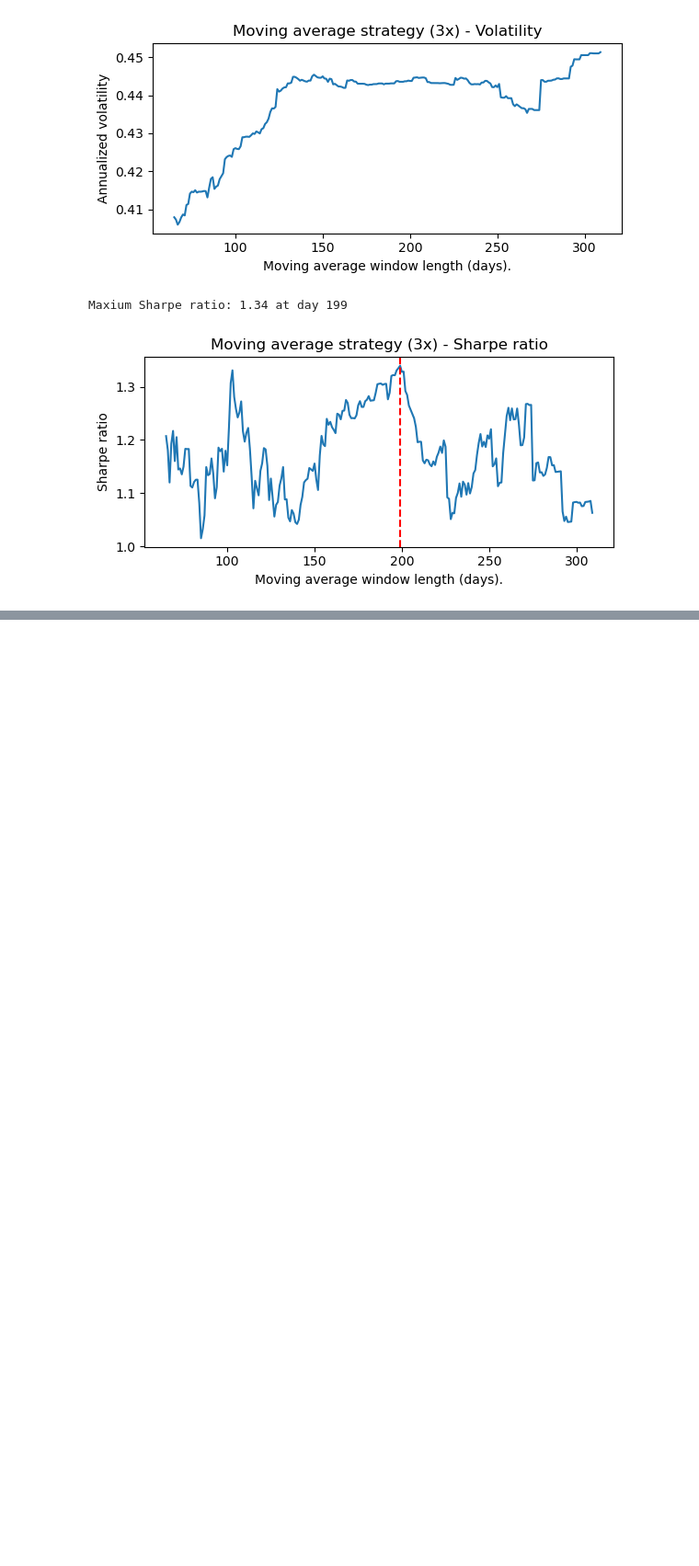
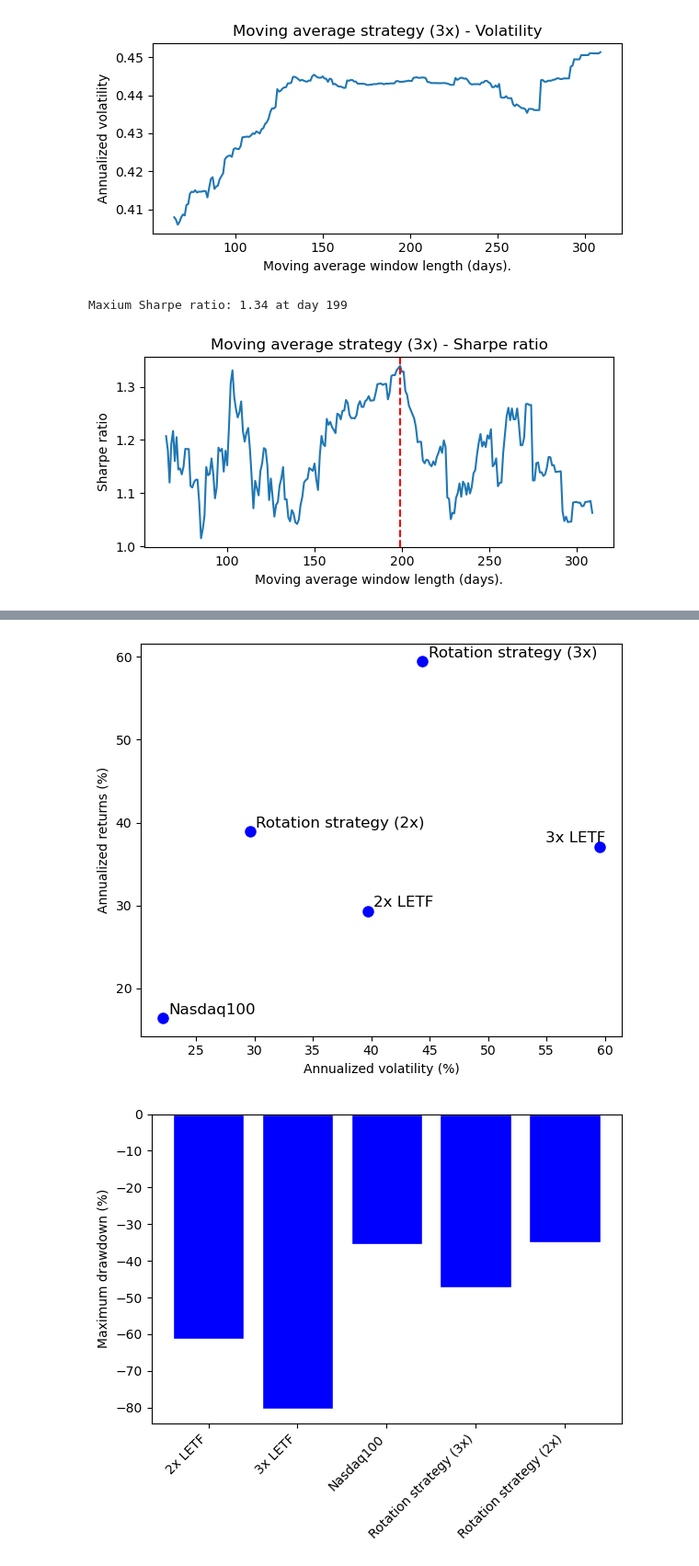
Before and after one commit to AlexLu94/MyFinancePortfolio, a Jupyter notebook: Leveraged_Portfolio_Analysis.ipynb, the cells around one changed output, grey strips where cells are left out. Shown at 92% size. Cells and saved outputs as stored; diff of their text form; code cells hidden in the pictures; blank space fills up the shorter version.

```diff
--- a/Leveraged_Portfolio_Analysis.ipynb
+++ b/Leveraged_Portfolio_Analysis.ipynb
@@ -192,19 +205,19 @@ riskfree_return =  ((data[('^FVX', 'Adj Close')].iloc[-1]/data[('^FVX', 'Adj Clo
 print(f"Annualized risk-free return: {100*riskfree_return:.1f} %")
 
 # Loop through each ticker and calculate performance metrics
-for ticker in tickers:
-    print(f"Ticker: {ticker}")
+for strategy in tickers:
+    print(f"Ticker: {strategy}")
 
     # Calculate the excess returns, annualized standard deviation, and Sharpe ratio
-    excess_returns      = (data[(ticker, 'Adj Close')].iloc[-1]/data[(ticker, 'Adj Close')].iloc[0])**(1/num_years)-1 -riskfree_return
-    standard_deviation  = data[(ticker, 'Pct Change')].std() * (trading_days_in_year**0.5)
+    excess_returns      = (data[(strategy, 'Adj Close')].iloc[-1]/data[(strategy, 'Adj Close')].iloc[0])**(1/num_years)-1 -riskfree_return
+    standard_deviation  = data[(strategy, 'Pct Change')].std() * (trading_days_in_year**0.5)
     sharpe_ratio        = excess_returns / standard_deviation
 
     # Calculate the maximum drawdown
     current_max = maximum_drawdown= 0
     for i in range(len(data.index)):
-        current_max = max(current_max, data[(ticker, 'Adj Close')].iloc[i])
-        maximum_drawdown = min(maximum_drawdown, (data[(ticker, 'Adj Close')].iloc[i]-current_max)/current_max)
+        current_max = max(current_max, data[(strategy, 'Adj Close')].iloc[i])
+        maximum_drawdown = min(maximum_drawdown, (data[(strategy, 'Adj Close')].iloc[i]-current_max)/current_max)
 
     # Print calculated metrics for the current ticker
     print(f"    Excess return      = {100*excess_returns:.1f} %")
@@ -420 +432,56 @@ plt.legend()
 [figure]
+# %%
+# Calculate performance metrics (excess returns, standard deviation, Sharpe ratio, and maximum drawdown)
+# for various strategies and visualize them in a scatter plot.
+
+labels = {"LQQ.PA": "2x LETF", "QQQ3.MI":"3x LETF", "^NDX": "Nasdaq100", "MyStrategy_3x": "Rotation strategy (3x)", "MyStrategy_2x": "Rotation strategy (2x)"}
+orientations = {"LQQ.PA": "left", "QQQ3.MI":"right", "^NDX": "left", "MyStrategy_3x": "left", "MyStrategy_2x": "left"}
+
+drawdowns = {}
+
+plt.figure(figsize=(6, 5))
+
+for strategy in ["LQQ.PA", "QQQ3.MI", "^NDX", "MyStrategy_3x", "MyStrategy_2x"]:
+
+    # Calculate the excess returns, annualized standard deviation, and Sharpe ratio
+    num_years = (data.index[-1]-data.index[199]).days/365
+
+    excess_returns      = (data[(strategy, 'Adj Close')].iloc[-1]/data[(strategy, 'Adj Close')].iloc[199])**(1/num_years)-1 - riskfree_return
+    standard_deviation  = data[(strategy, 'Pct Change')].std() * (trading_days_in_year**0.5)
+    sharpe_ratio        = excess_returns / standard_deviation
+
+    # Calculate the maximum drawdown
+    current_max = maximum_drawdown= 0
+    for i in range(len(data.index)):
+        current_max = max(current_max, data[(strategy, 'Adj Close')].iloc[i])
+        maximum_drawdown = min(maximum_drawdown, (data[(strategy, 'Adj Close')].iloc[i]-current_max)/current_max)
+
+    # Used for the bar plot
+    drawdowns[labels[strategy]] = maximum_drawdown*100
+    '''# Print calculated metrics for the current ticker
+    print(f"Ticker: {strategy}")
+    print(f"    Excess return      = {100*excess_returns:.1f} %")
+    print(f"    Maximum drowdown   = {-100*maximum_drawdown:.1f} %")
+    print(f"    Standard deviation = {100*standard_deviation:.1f} %")
+    print(f"    Sharpe ratio       = {sharpe_ratio:.2f}")
+    print("-------")'''
+    plt.scatter(standard_deviation*100, excess_returns*100, s=100, alpha=1, edgecolors='w', color='blue', label=strategy)  # s is the size of the circles
+    plt.annotate(labels[strategy], (standard_deviation*100+.5, excess_returns*100+.5), fontsize=12, ha=orientations[strategy])
+
+plt.xlabel("Annualized volatility (%)")
+plt.ylabel("Annualized returns (%)")
+plt.tight_layout()
+plt.savefig('./resources/leveraged_portfolio_analysis/returns_volatility.png')
+plt.show()
+
+plt.figure(figsize=(6, 5))
+plt.bar(list(drawdowns.keys()), list(drawdowns.values()), color='blue', edgecolor='w')
+plt.xticks(rotation=45, ha='right')
+plt.xlabel("")
+plt.ylabel("Maximum drawdown (%)")
+plt.tight_layout()
+plt.savefig('./resources/leveraged_portfolio_analysis/drawdowns.png')
+plt.show()
+# %% [output]
+[figure, added]
+[figure, added]
```
Also changed, not shown: parts of 7 cells of this notebook, 11 other files.
